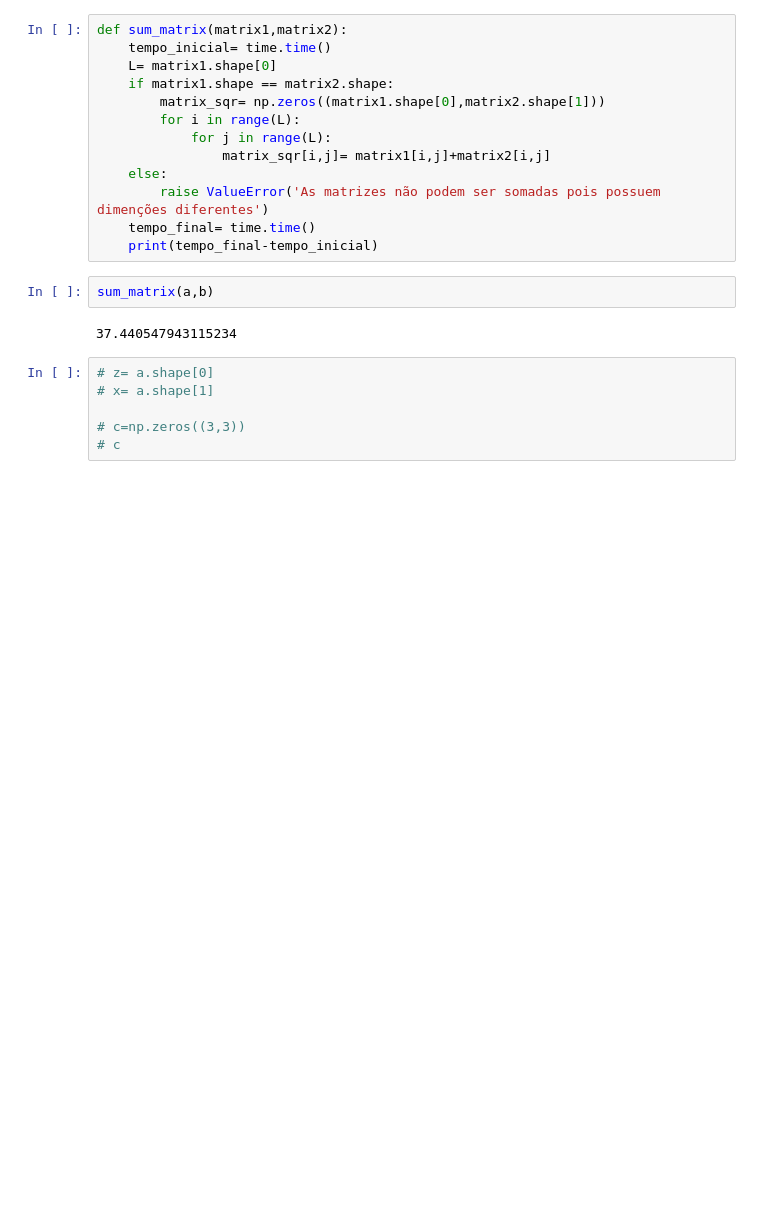
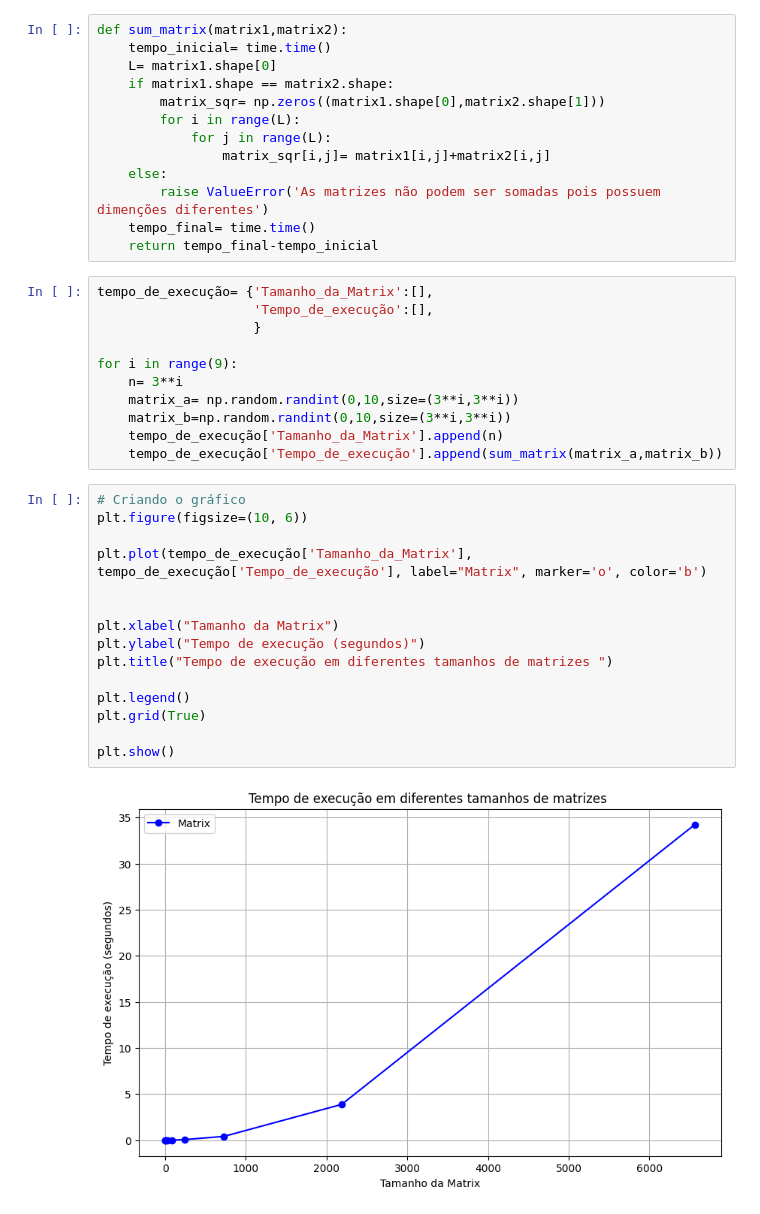
Before and after one commit to bhferreira84/Ciencia-de-Dados, a Jupyter notebook: Análise de algorítimo/sum_matrix.ipynb, the cells around one changed output. Drawn from its saved outputs; the diff is of its cells as text; blank space fills up the shorter version.

```diff
--- a/Análise de algorítimo/sum_matrix.ipynb
+++ b/Análise de algorítimo/sum_matrix.ipynb
@@ -19,14 +14,32 @@ def sum_matrix(matrix1,matrix2):
     else:
         raise ValueError('As matrizes não podem ser somadas pois possuem dimenções diferentes')
     tempo_final= time.time()
-    print(tempo_final-tempo_inicial)
+    return tempo_final-tempo_inicial
-# %%
-sum_matrix(a,b)
-# %% [output]
-37.440547943115234
 # %%
-# z= a.shape[0]
-# x= a.shape[1]
+tempo_de_execução= {'Tamanho_da_Matrix':[],
+                    'Tempo_de_execução':[],
+                    }
 
-# c=np.zeros((3,3))
-# c
+for i in range(9):
+    n= 3**i
+    matrix_a= np.random.randint(0,10,size=(3**i,3**i))
+    matrix_b=np.random.randint(0,10,size=(3**i,3**i))
+    tempo_de_execução['Tamanho_da_Matrix'].append(n)
+    tempo_de_execução['Tempo_de_execução'].append(sum_matrix(matrix_a,matrix_b))
+# %%
+# Criando o gráfico
+plt.figure(figsize=(10, 6))
+
+plt.plot(tempo_de_execução['Tamanho_da_Matrix'], tempo_de_execução['Tempo_de_execução'], label="Matrix", marker='o', color='b')
+
+
+plt.xlabel("Tamanho da Matrix")
+plt.ylabel("Tempo de execução (segundos)")
+plt.title("Tempo de execução em diferentes tamanhos de matrizes ")
+
+plt.legend()
+plt.grid(True)
+
+plt.show()
+# %% [output]
+[figure, added]
```
Also changed, not shown: parts of 3 cells of this notebook.
